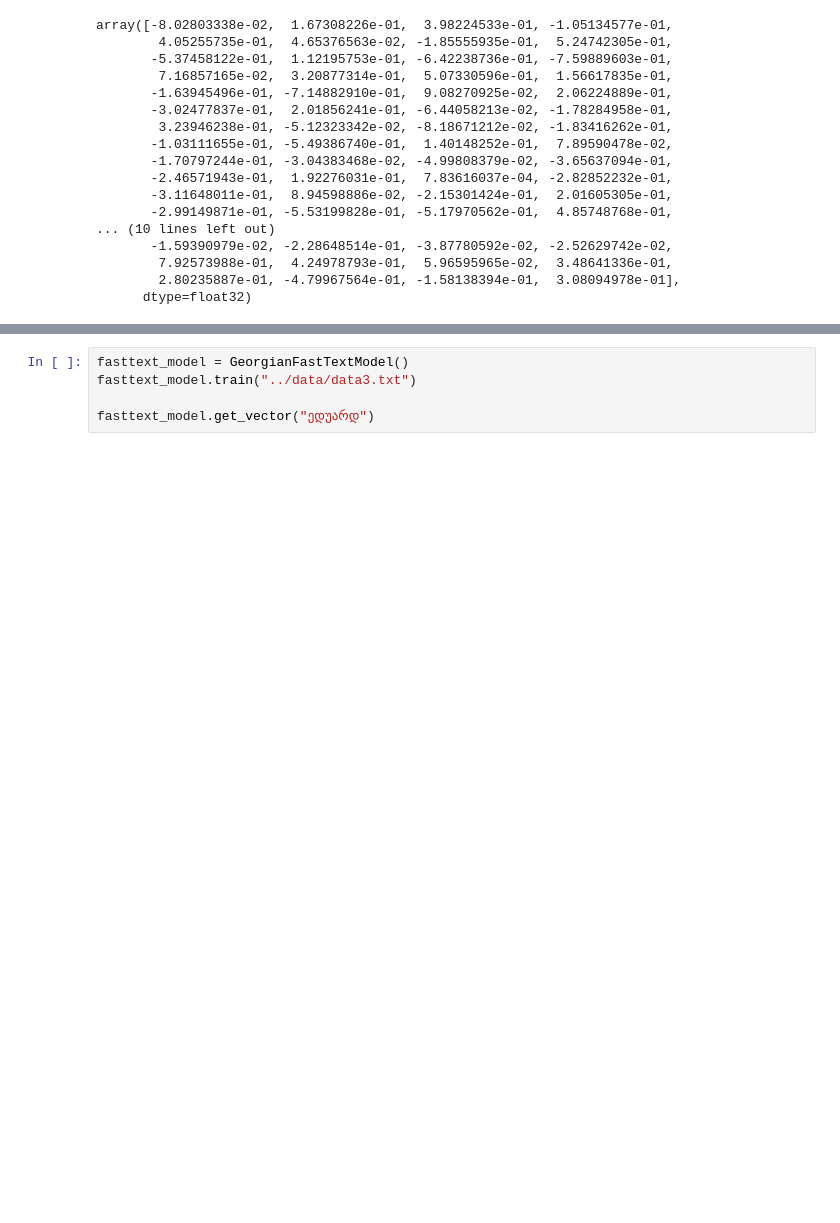
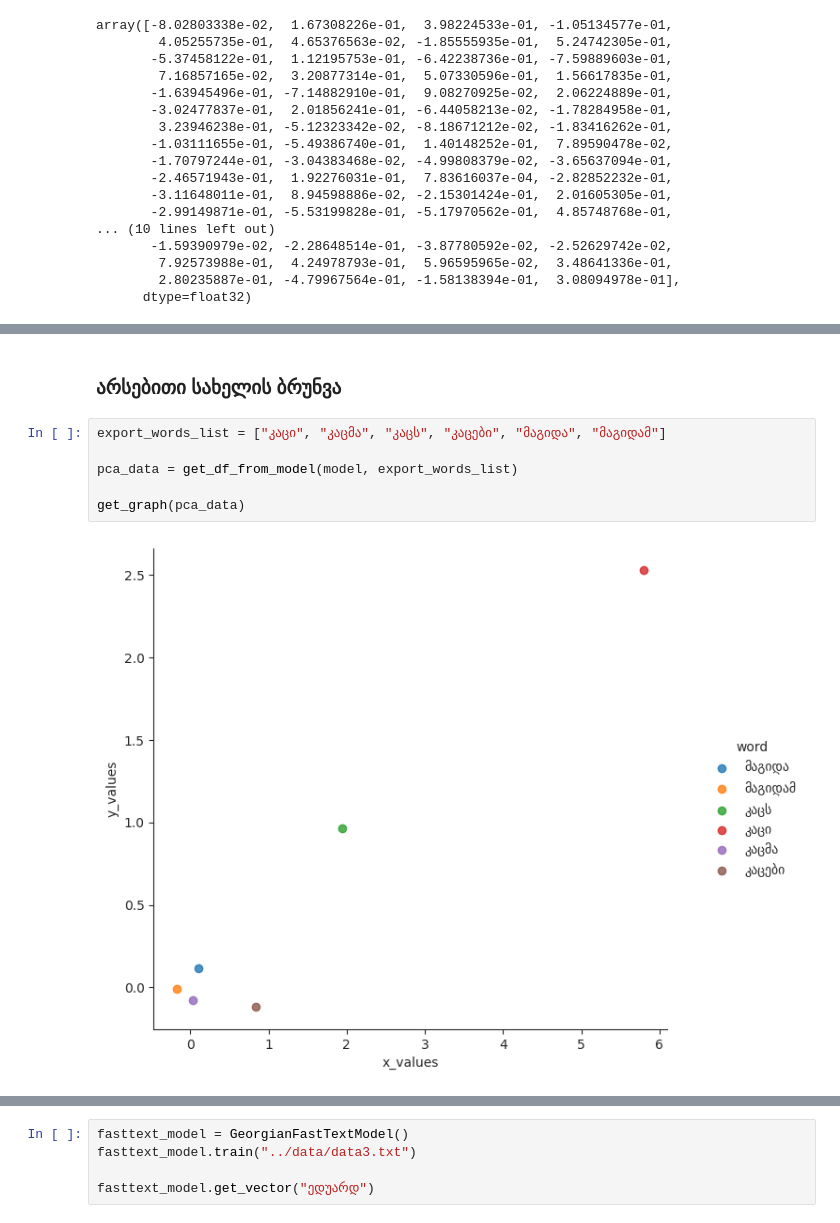
Before and after one commit to akakh18/NLP-Final-Project, a Jupyter notebook: notebooks/play_test.ipynb, the cells around one changed output, grey strips where cells are left out. Drawn from its saved outputs; the diff is of its cells as text; blank space fills up the shorter version.

```diff
--- a/notebooks/play_test.ipynb
+++ b/notebooks/play_test.ipynb
@@ -118,0 +141,10 @@ plt.show()
+# %% [markdown]
+### არსებითი სახელის ბრუნვა
+# %%
+export_words_list = ["კაცი", "კაცმა", "კაცს", "კაცები", "მაგიდა", "მაგიდამ"]
+
+pca_data = get_df_from_model(model, export_words_list)
+
+get_graph(pca_data)
+# %% [output]
+[figure, added]
```
Also changed, not shown: parts of 13 cells of this notebook.
